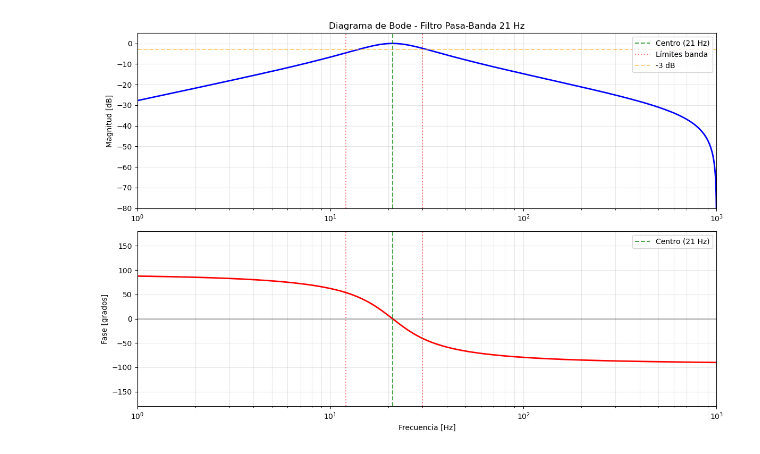
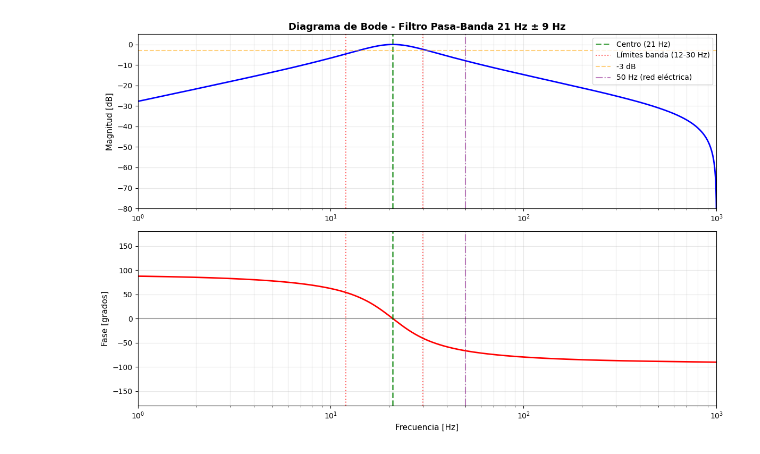
Before and after one commit to Megaomega99/Muestreainador, a Jupyter notebook: Fitros.ipynb, the cells around one changed output. Cells and saved outputs as stored; diff of their text form; code cells hidden in the pictures.

```diff
--- a/Fitros.ipynb
+++ b/Fitros.ipynb
@@ -310,60 +455,56 @@ Salida   - Amplitud: 2.500V
 # %%
-# Diagrama de Bode del filtro resonador
-import numpy as np
-from scipy import signal
-import matplotlib.pyplot as plt
-
-# Coeficientes del filtro (ya calculados)
-b = np.array([0.027477, 0.000000, -0.027477])
-a = np.array([1.0, -1.940814, 0.945045])
-
-# Calcular respuesta en frecuencia
-fs = 2000  # Hz
+# ==============================================================================
+# DIAGRAMA DE BODE
+# ==============================================================================
 w, h = signal.freqz(b, a, worN=8192, fs=fs)
-
-# Magnitud y fase
 mag_db = 20 * np.log10(np.abs(h))
 phase_deg = np.angle(h, deg=True)
 
-# Crear figura con dos subgráficas (Bode plot)
 fig, (ax1, ax2) = plt.subplots(2, 1, figsize=(12, 8))
 
-# Gráfica de magnitud
+# Magnitud
 ax1.semilogx(w, mag_db, 'b-', linewidth=2)
-ax1.axvline(21, color='g', linestyle='--', alpha=0.7, label='Centro (21 Hz)')
-ax1.axvline(12, color='r', linestyle=':', alpha=0.5, label='Límites banda')
-ax1.axvline(30, color='r', linestyle=':', alpha=0.5)
+ax1.axvline(21, color='g', linestyle='--', alpha=0.7, linewidth=2, label='Centro (21 Hz)')
+ax1.axvline(12, color='r', linestyle=':', alpha=0.6, linewidth=1.5, label='Límites banda (12-30 Hz)')
+ax1.axvline(30, color='r', linestyle=':', alpha=0.6, linewidth=1.5)
 ax1.axhline(-3, color='orange', linestyle='--', alpha=0.5, label='-3 dB')
-ax1.set_ylabel('Magnitud [dB]')
-ax1.set_title('Diagrama de Bode - Filtro Pasa-Banda 21 Hz')
+ax1.axvline(50, color='purple', linestyle='-.', alpha=0.5, label='50 Hz (red eléctrica)')
+ax1.set_ylabel('Magnitud [dB]', fontsize=11)
+ax1.set_title('Diagrama de Bode - Filtro Pasa-Banda 21 Hz ± 9 Hz', fontsize=13, fontweight='bold')
 ax1.grid(True, which='both', alpha=0.3)
-ax1.legend(loc='upper right')
+ax1.legend(loc='upper right', fontsize=10)
 ax1.set_xlim([1, 1000])
 ax1.set_ylim([-80, 5])
 
-# Gráfica de fase
+# Fase
 ax2.semilogx(w, phase_deg, 'r-', linewidth=2)
-ax2.axvline(21, color='g', linestyle='--', alpha=0.7, label='Centro (21 Hz)')
-ax2.axvline(12, color='r', linestyle=':', alpha=0.5)
-ax2.axvline(30, color='r', linestyle=':', alpha=0.5)
+ax2.axvline(21, color='g', linestyle='--', alpha=0.7, linewidth=2)
+ax2.axvline(12, color='r', linestyle=':', alpha=0.6, linewidth=1.5)
+ax2.axvline(30, color='r', linestyle=':', alpha=0.6, linewidth=1.5)
+ax2.axvline(50, color='purple', linestyle='-.', alpha=0.5)
 ax2.axhline(0, color='k', linestyle='-', alpha=0.3)
-ax2.set_xlabel('Frecuencia [Hz]')
-ax2.set_ylabel('Fase [grados]')
+ax2.set_xlabel('Frecuencia [Hz]', fontsize=11)
+ax2.set_ylabel('Fase [grados]', fontsize=11)
 ax2.grid(True, which='both', alpha=0.3)
-ax2.legend(loc='upper right')
 ax2.set_xlim([1, 1000])
 ax2.set_ylim([-180, 180])
 
 plt.tight_layout()
 plt.show()
 
-# Información adicional
-print("Características del filtro en frecuencias clave:\n")
-for f_test in [10, 12, 21, 30, 50, 100]:
+# Tabla de respuesta en frecuencias clave
+print("\n" + "=" * 70)
+print("RESPUESTA DEL FILTRO EN FRECUENCIAS CLAVE")
+print("=" * 70)
+print(f"{'Freq [Hz]':<12} {'Magnitud [dB]':<18} {'Fase [°]':<15}")
+print("-" * 70)
+for f_test in [10, 12, 15, 18, 21, 24, 27, 30, 50, 100]:
     w_test = 2 * np.pi * f_test / fs
     _, h_test = signal.freqz(b, a, worN=[w_test])
     mag = 20 * np.log10(np.abs(h_test[0]))
     phase = np.angle(h_test[0], deg=True)
-    print(f"  {f_test:3d} Hz: Magnitud = {mag:6.2f} dB, Fase = {phase:7.2f}°")
+    marker = " ← CENTRO" if f_test == 21 else (" ← Límite banda" if f_test in [12, 30] else "")
+    print(f"{f_test:<12} {mag:>15.2f}    {phase:>12.2f}{marker}")
+print("=" * 70)
 # %% [output]
-[figure, old version]
+[figure, new version]
```
Also changed, not shown: parts of 11 cells of this notebook, 1 other file.
